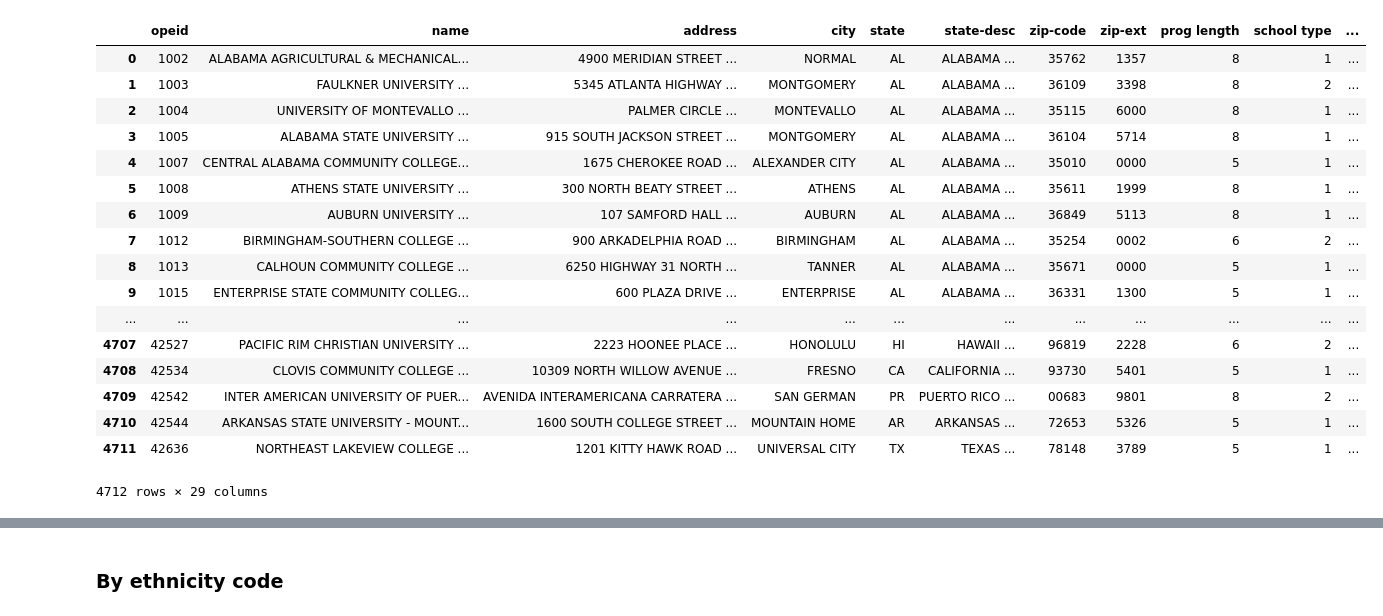
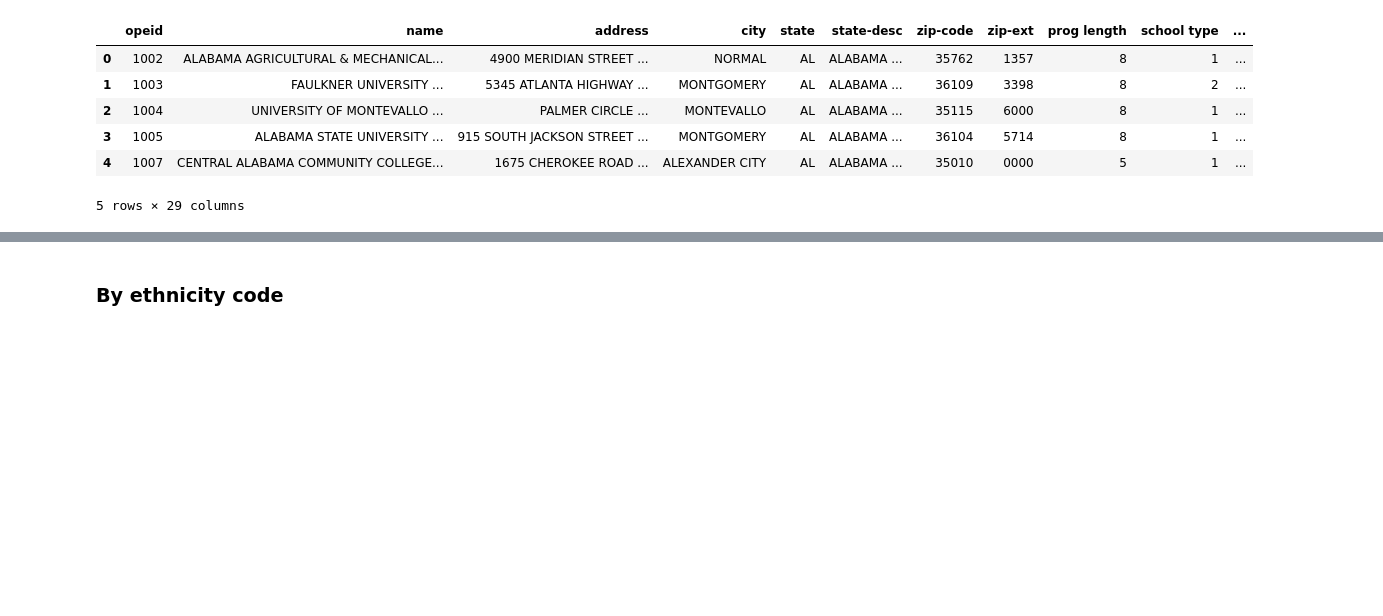
Before and after one commit to isabella232/federal-aid-data, a Jupyter notebook: default-only.ipynb, the cells around one changed output, grey strips where cells are left out. Drawn from its saved outputs; the diff is of its cells as text; code cells hidden in the pictures; blank space fills up the shorter version.

```diff
--- a/default-only.ipynb
+++ b/default-only.ipynb
@@ -39,7 +39,7 @@ default_5below = pd.read_csv('data/_default/peps751_5-default.csv')
 default_15below = pd.read_csv('data/_default/peps753_15-default.csv')
 # %%
 # Functions
-def replaceYear(string):
+def replace_year(string):
     lastChar = string.strip()[-1]
     if (lastChar == '1'):
         string = re.sub(r'1', '2014', string)
@@ -57,31 +57,36 @@ def classify(string):
 def find_share(num,total):
     return round((num / total)*100, 2)
 
-def removeSpecChars(string):
+def remove_spec_chars(string):
     string = string.replace('$','')
     string = string.replace(',','')
     num = float(string)
     return num
+
+def find_beauty_schools(string):
+    string = str.lower(string)
+    if (string.find('cosme') != -1):
+        return True
+    elif (string.find('beaut') != -1):
+        return True
+    elif (string.find('barber') != -1):
+        return True
+    elif (string.find('make') != -1):
+        return True
+    elif (string.find('hair') != -1):
+        return True
+    else:
+        return False
 # %%
-default_all_schools.rename(columns=lambda c: replaceYear(c), inplace=True)
+# rename and classify headers
+default_all_schools.rename(columns=lambda c: replace_year(c), inplace=True)
 default_all_schools.rename(columns=lambda c: classify(c), inplace=True)
-default_all_schools
+default_all_schools.head()
 # %% [output]
 |  | opeid | name | address | city | state | state-desc | zip-code | zip-ext | prog length | school type | ... |
 | 0 | 1002 | ALABAMA AGRICULTURAL & MECHANICAL... | 4900 MERIDIAN STREET ... | NORMAL | AL | ALABAMA ... | 35762 | 1357 | 8 | 1 | ... |
 | 1 | 1003 | FAULKNER UNIVERSITY ... | 5345 ATLANTA HIGHWAY ... | MONTGOMERY | AL | ALABAMA ... | 36109 | 3398 | 8 | 2 | ... |
 | 2 | 1004 | UNIVERSITY OF MONTEVALLO ... | PALMER CIRCLE ... | MONTEVALLO | AL | ALABAMA ... | 35115 | 6000 | 8 | 1 | ... |
 | 3 | 1005 | ALABAMA STATE UNIVERSITY ... | 915 SOUTH JACKSON STREET ... | MONTGOMERY | AL | ALABAMA ... | 36104 | 5714 | 8 | 1 | ... |
 | 4 | 1007 | CENTRAL ALABAMA COMMUNITY COLLEGE... | 1675 CHEROKEE ROAD ... | ALEXANDER CITY | AL | ALABAMA ... | 35010 | 0000 | 5 | 1 | ... |
-| 5 | 1008 | ATHENS STATE UNIVERSITY ... | 300 NORTH BEATY STREET ... | ATHENS | AL | ALABAMA ... | 35611 | 1999 | 8 | 1 | ... |
-| 6 | 1009 | AUBURN UNIVERSITY ... | 107 SAMFORD HALL ... | AUBURN | AL | ALABAMA ... | 36849 | 5113 | 8 | 1 | ... |
-| 7 | 1012 | BIRMINGHAM-SOUTHERN COLLEGE ... | 900 ARKADELPHIA ROAD ... | BIRMINGHAM | AL | ALABAMA ... | 35254 | 0002 | 6 | 2 | ... |
-| 8 | 1013 | CALHOUN COMMUNITY COLLEGE ... | 6250 HIGHWAY 31 NORTH ... | TANNER | AL | ALABAMA ... | 35671 | 0000 | 5 | 1 | ... |
-| 9 | 1015 | ENTERPRISE STATE COMMUNITY COLLEG... | 600 PLAZA DRIVE ... | ENTERPRISE | AL | ALABAMA ... | 36331 | 1300 | 5 | 1 | ... |
-| ... | ... | ... | ... | ... | ... | ... | ... | ... | ... | ... | ... |
-| 4707 | 42527 | PACIFIC RIM CHRISTIAN UNIVERSITY ... | 2223 HOONEE PLACE ... | HONOLULU | HI | HAWAII ... | 96819 | 2228 | 6 | 2 | ... |
-| 4708 | 42534 | CLOVIS COMMUNITY COLLEGE ... | 10309 NORTH WILLOW AVENUE ... | FRESNO | CA | CALIFORNIA ... | 93730 | 5401 | 5 | 1 | ... |
-| 4709 | 42542 | INTER AMERICAN UNIVERSITY OF PUER... | AVENIDA INTERAMERICANA CARRATERA ... | SAN GERMAN | PR | PUERTO RICO ... | 00683 | 9801 | 8 | 2 | ... |
-| 4710 | 42544 | ARKANSAS STATE UNIVERSITY - MOUNT... | 1600 SOUTH COLLEGE STREET ... | MOUNTAIN HOME | AR | ARKANSAS ... | 72653 | 5326 | 5 | 1 | ... |
-| 4711 | 42636 | NORTHEAST LAKEVIEW COLLEGE ... | 1201 KITTY HAWK ROAD ... | UNIVERSAL CITY | TX | TEXAS ... | 78148 | 3789 | 5 | 1 | ... |
-4712 rows × 29 columns
+5 rows × 29 columns
```
Also changed, not shown: parts of 16 cells of this notebook, 2 other files.
